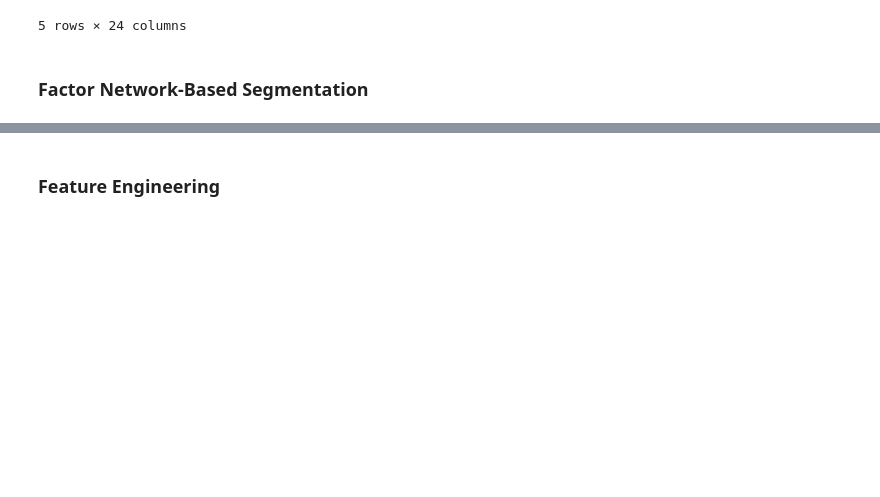
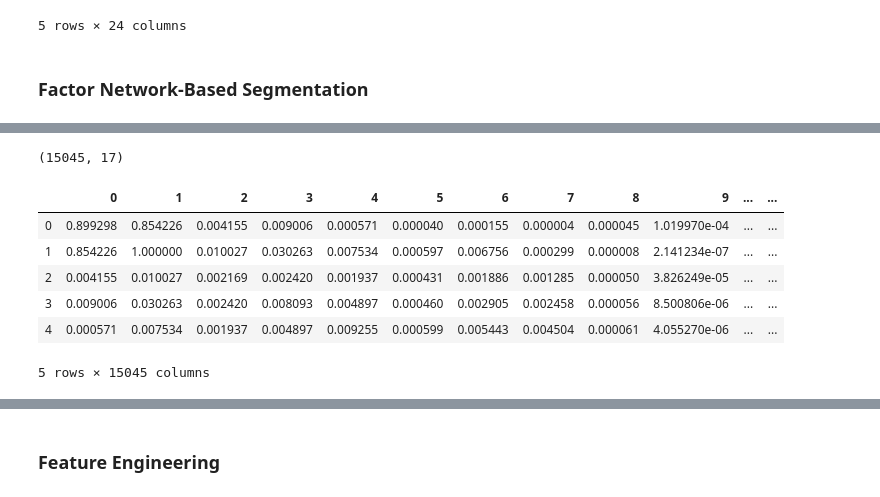
Before and after one commit to kindhjj/network_model_for_credit_scoring, a Jupyter notebook: code/main_initial.ipynb, the cells around one changed output, grey strips where cells are left out. Cells and saved outputs as stored; diff of their text form; code cells hidden in the pictures; blank space fills up the shorter version.

```diff
--- a/code/main_initial.ipynb
+++ b/code/main_initial.ipynb
@@ -137,6 +124,10 @@ F_df=(data_df).dot((np.matrix(Vt)[:feature_number,:].I))
 # F_df=pd.DataFrame(np.matrix(data_df.T).I.dot(eig_vecs).dot(np.diag(eig_vals)))
 
 network_threshold=[0.05,0.1]
+# %%
+F_df.shape
+# %% [output]
+(15045, 17)
 # %%
 theta=norm.ppf(2/(F_df.shape[0]-1))
 factor_matrix=norm.cdf(np.cov(F_df)+theta)
@@ -177,3 +168,13 @@ result_df.set_index(['Threshold','Status'], inplace=True)
+# %%
+pd.DataFrame(factor_matrix).head()
+# %% [output]
+|  | 0 | 1 | 2 | 3 | 4 | 5 | 6 | 7 | 8 | 9 | ... | ... |
+| 0 | 0.899298 | 0.854226 | 0.004155 | 0.009006 | 0.000571 | 0.000040 | 0.000155 | 0.000004 | 0.000045 | 1.019970e-04 | ... | ... |
+| 1 | 0.854226 | 1.000000 | 0.010027 | 0.030263 | 0.007534 | 0.000597 | 0.006756 | 0.000299 | 0.000008 | 2.141234e-07 | ... | ... |
+| 2 | 0.004155 | 0.010027 | 0.002169 | 0.002420 | 0.001937 | 0.000431 | 0.001886 | 0.001285 | 0.000050 | 3.826249e-05 | ... | ... |
+| 3 | 0.009006 | 0.030263 | 0.002420 | 0.008093 | 0.004897 | 0.000460 | 0.002905 | 0.002458 | 0.000056 | 8.500806e-06 | ... | ... |
+| 4 | 0.000571 | 0.007534 | 0.001937 | 0.004897 | 0.009255 | 0.000599 | 0.005443 | 0.004504 | 0.000061 | 4.055270e-06 | ... | ... |
+5 rows × 15045 columns
 # %%
 result_df
 # %% [output]
```
Also changed, not shown: parts of 12 cells of this notebook, 1 other file.
